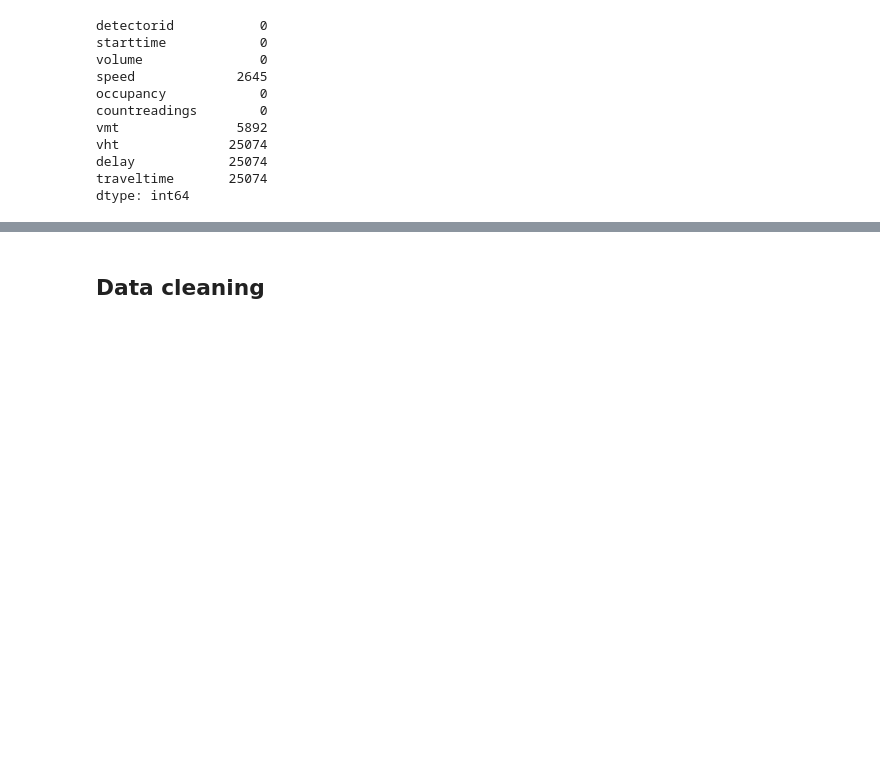
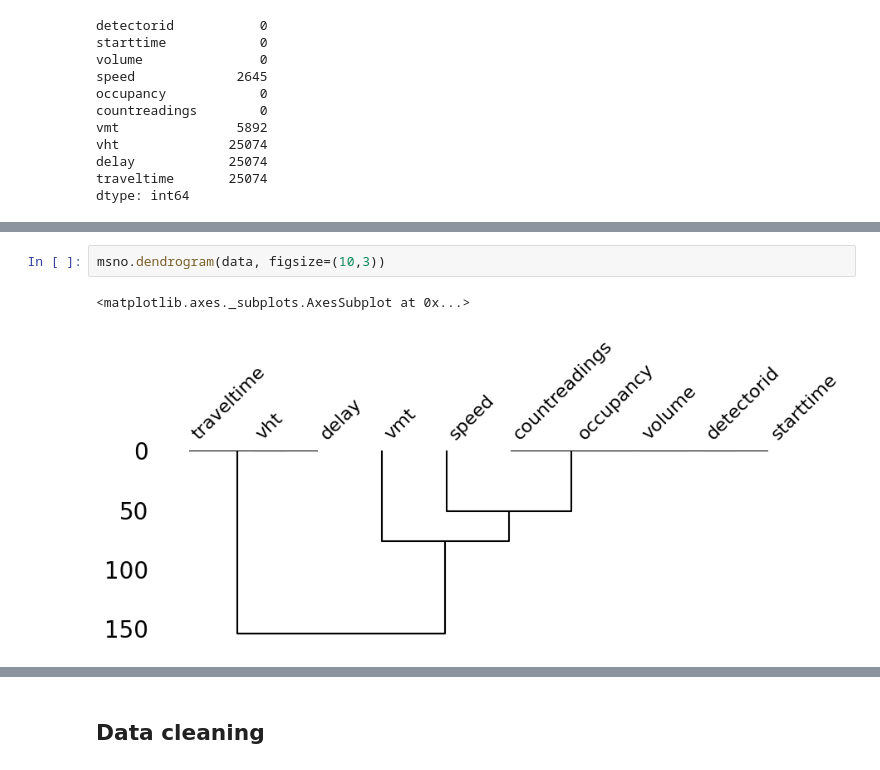
Before and after one commit to data-science-pdx/playground, a Jupyter notebook: data_analysis.ipynb, the cells around one changed output, grey strips where cells are left out. Cells and saved outputs as stored; diff of their text form; blank space fills up the shorter version.

```diff
--- a/data_analysis.ipynb
+++ b/data_analysis.ipynb
@@ -130,3 +139,8 @@ plt.show()
+# %%
+msno.dendrogram(data, figsize=(10,3))
+# %% [output]
+<matplotlib.axes._subplots.AxesSubplot at 0x...>
+[figure, added]
 # %%
 msno.matrix(data, figsize=(10,6))
 # %% [output]
```
Also changed, not shown: parts of 15 cells of this notebook.
